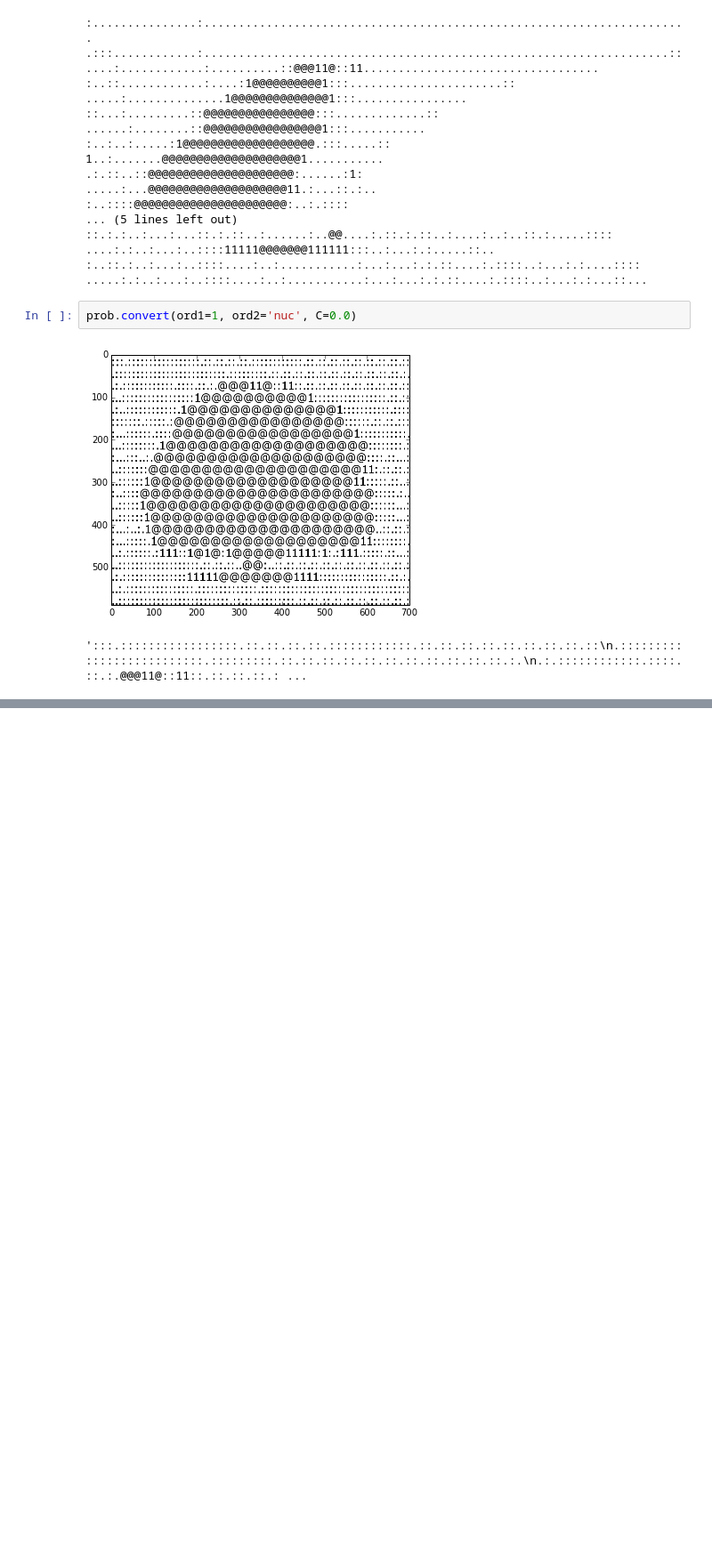
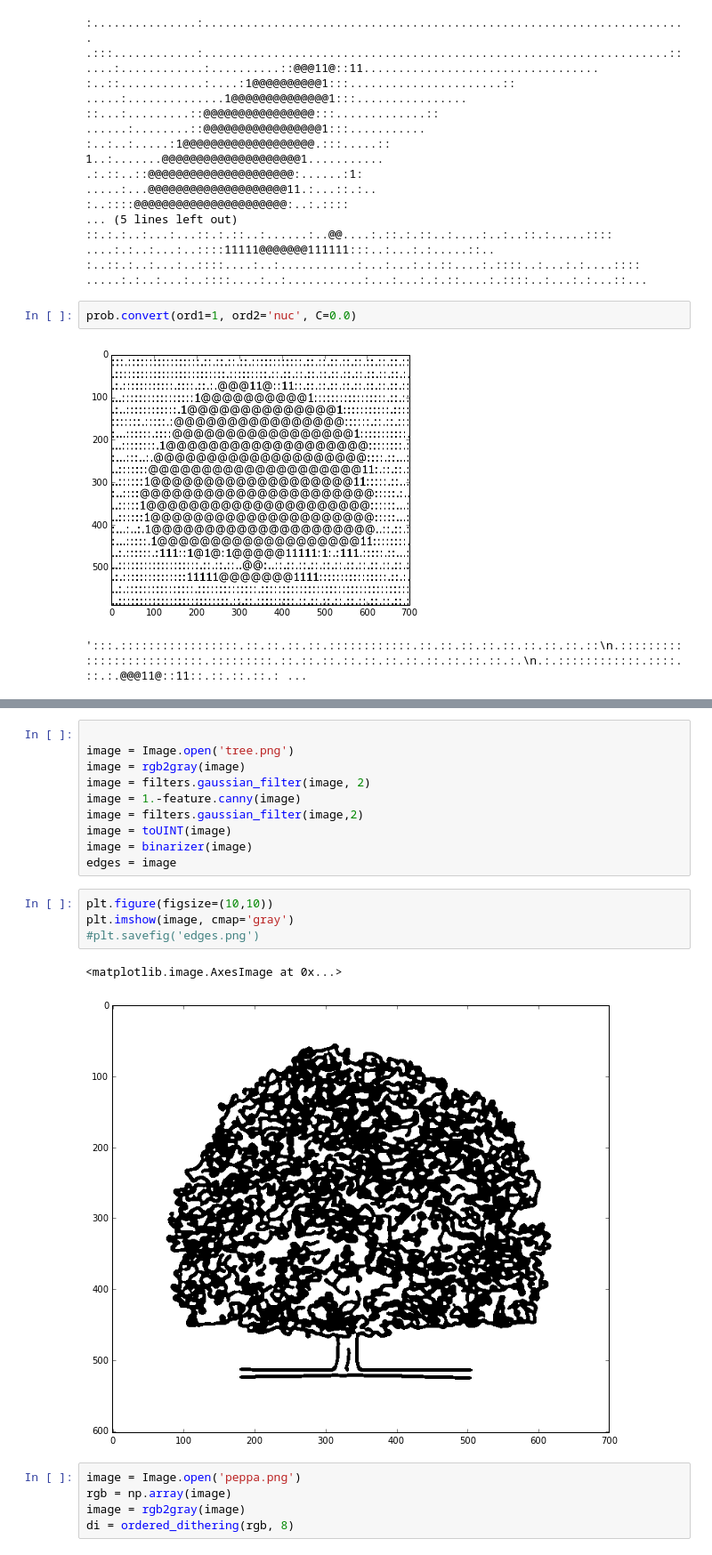
Before and after one commit to max777alex/image-to-ascii, a Jupyter notebook: project.ipynb, the cells around one changed output, grey strips where cells are left out. Shown at 89% size. Drawn from its saved outputs; the diff is of its cells as text; blank space fills up the shorter version.

Commit message:
peppa

```diff
--- a/project.ipynb
+++ b/project.ipynb
@@ -450 +450,23 @@ class OpticalFlowDP(object):
         return S
+# %%
+
+image = Image.open('tree.png')
+image = rgb2gray(image)
+image = filters.gaussian_filter(image, 2)
+image = 1.-feature.canny(image)
+image = filters.gaussian_filter(image,2)
+image = toUINT(image)
+image = binarizer(image)
+edges = image
+# %%
+plt.figure(figsize=(10,10))
+plt.imshow(image, cmap='gray')
+#plt.savefig('edges.png')
+# %% [output]
+<matplotlib.image.AxesImage at 0x...>
+[figure, added]
+# %%
+image = Image.open('peppa.png')
+rgb = np.array(image)
+image = rgb2gray(image)
+di = ordered_dithering(rgb, 8)
```
Also changed, not shown: parts of 8 cells of this notebook.
